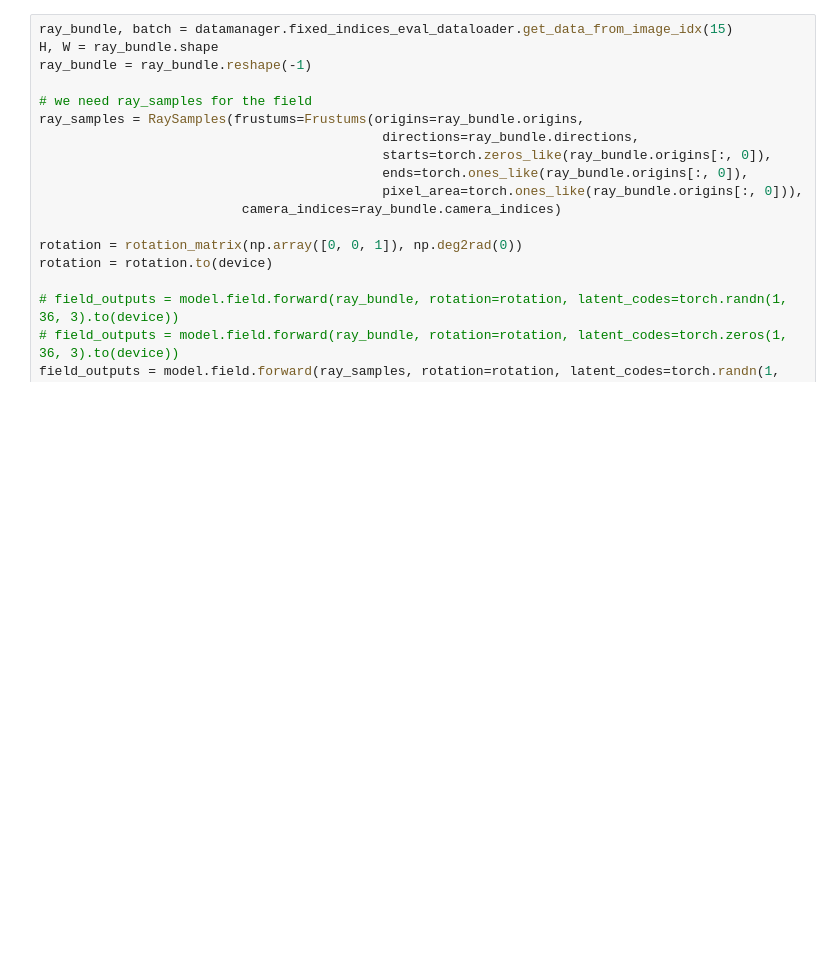
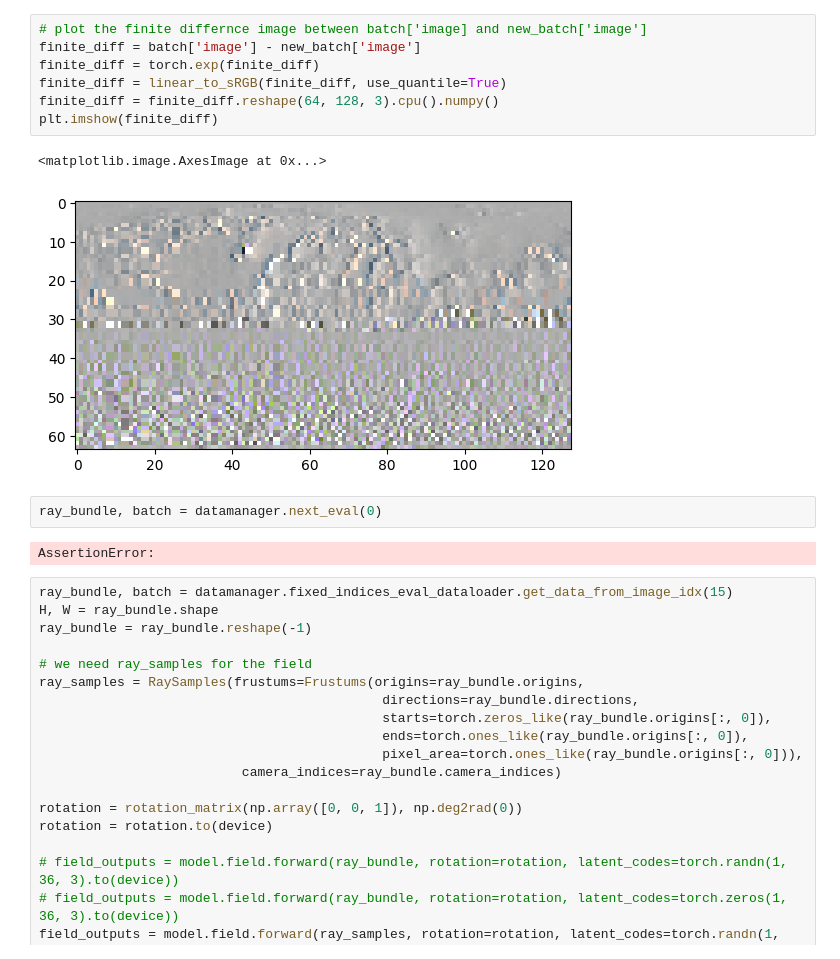
Before and after one commit to JADGardner/ns_reni, a Jupyter notebook: reni/notebooks/reni_tests.ipynb, the cells around one changed output. Saved outputs shown, nothing was run; the diff lists cells and outputs as text; blank space fills up the shorter version.

```diff
--- a/reni/notebooks/reni_tests.ipynb
+++ b/reni/notebooks/reni_tests.ipynb
@@ -102,3 +94,17 @@ RuntimeError: Error(s) in loading state_dict for RENIModel:
+# %%
+# plot the finite differnce image between batch['image] and new_batch['image']
+finite_diff = batch['image'] - new_batch['image']
+finite_diff = torch.exp(finite_diff)
+finite_diff = linear_to_sRGB(finite_diff, use_quantile=True)
+finite_diff = finite_diff.reshape(64, 128, 3).cpu().numpy()
+plt.imshow(finite_diff)
+# %% [output]
+<matplotlib.image.AxesImage at 0x...>
+[figure, added]
+# %%
+ray_bundle, batch = datamanager.next_eval(0)
+# %% [output]
+AssertionError:
 # %%
 ray_bundle, batch = datamanager.fixed_indices_eval_dataloader.get_data_from_image_idx(15)
 H, W = ray_bundle.shape
```
Also changed, not shown: parts of 8 cells of this notebook, 7 other files.
